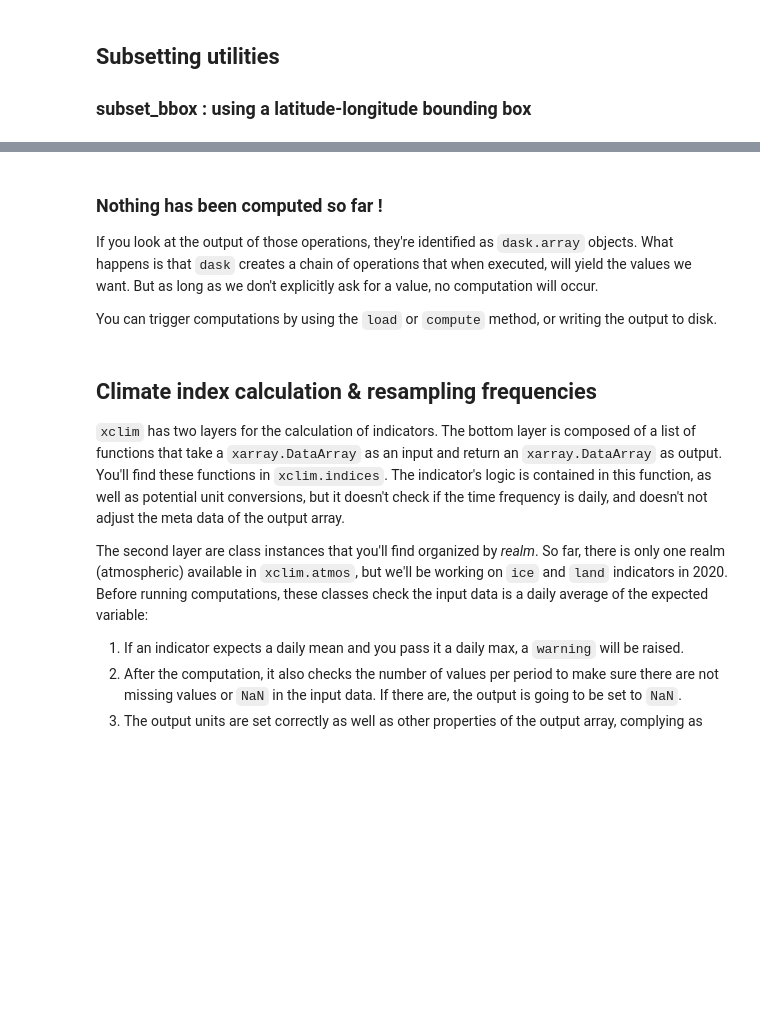
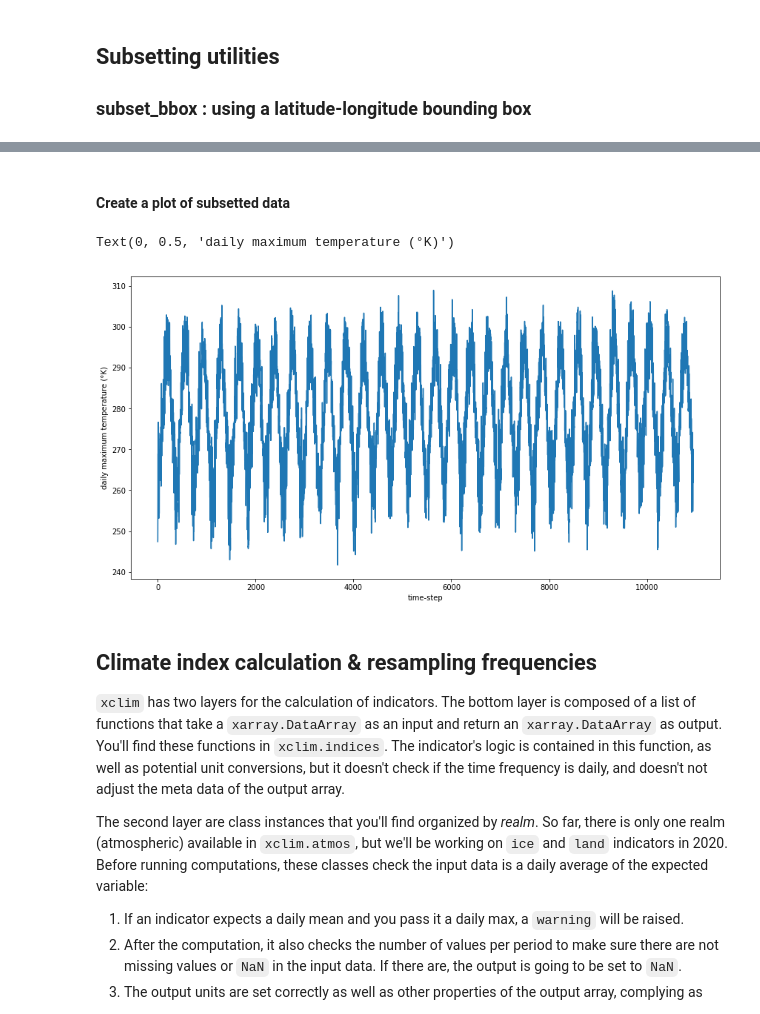
Before and after one commit to Ouranosinc/xclim, a Jupyter notebook: docs/notebooks/example.ipynb, the cells around one changed output, grey strips where cells are left out. Saved outputs shown, nothing was run; the diff lists cells and outputs as text; code cells hidden in the pictures; blank space fills up the shorter version.

```diff
--- a/docs/notebooks/example.ipynb
+++ b/docs/notebooks/example.ipynb
@@ -51,18 +56,16 @@ To open a netCDF file with `xarray`, we use `xr.open_dataset(<path to file>)`. B
 `dask`'s parallelism is based on memory chunks. We need to tell `xarray` to split our netCDF array into chunks of a given size, and operations on each chunk of the array will automatically be dispatched to the workers.
 # %%
 # This file is opened as one big chunk: no parallel processing.
-data_source = "/home/tjs/Desktop/cordex_data/"
-rcps = ["rcp45","rcp85"]
-variable = "tas"
+
+os.chdir('/home/travis/doris/ClimateData/scen3_scenario/netcdf')
+data_source = "ouranos/cb-oura-1.0"
+rcps = ["rcp85"]
+variable = "tasmax"
 rcp = rcps[0]
 time_step = "day"
 
-search_str = os.path.join(
-    data_source,
-    "{variable}*{rcp}*UQAM-CRCM5*{time_step}*.nc".format(
-        variable=variable,rcp=rcp, time_step=time_step)
-)
-
+search_str = os.path.join(data_source,'*{v}*CanESM2*{r}*.nc'.format(v=variable,r=rcp))
+print(search_str)
 sim_files= sorted(glob.glob(search_str))
 
 print(len(sim_files))
@@ -103,9 +100,7 @@ NetCDF files are often split into periods to keep file size manageable. A single
 * Note also that because `xarray` reads every file metadata to place it in a logical order, it can take a while to load.
 # %%
 # Create multi-file data & chunks
-ds = xr.open_mfdataset(sim_files, chunks={'time':365, 'rlat':50*2, 'rlon':56*2})
-# ds = ds.drop('time_vectors')
-# ds = ds.drop('ts')
+ds = xr.open_mfdataset(sim_files, chunks={'time':365, 'lat':50, 'lon':56}, drop_variables=['time_vectors','ts'])
 print(ds)
 # %% [output]
 <xarray.Dataset>
@@ -191,5 +200,5 @@ Data variables:
 lon_pt = -70.0
 lat_pt = 50.0
 
-ds3 = subset.subset_gridpoint(ds,lon=lon_pt,lat=lat_pt, start_yr=2050)
+ds3 = subset.subset_gridpoint(ds,lon=lon_pt,lat=lat_pt, start_yr=1981, end_yr=2010)
 print(ds3)
@@ -196,9 +221,14 @@ print(ds3)
-# %% [markdown]
-### Nothing has been computed so far !
-
-If you look at the output of those operations, they're identified as `dask.array` objects. What happens is that `dask` creates a chain of operations that when executed, will yield the values we want. But as long as we don't explicitly ask for a value, no computation will occur.
-
-You can trigger computations by using the `load` or `compute` method, or writing the output to disk.
+# %% [markdown]
+#### Create a plot  of subsetted data
+# %%
+%matplotlib inline
+plt.rcParams['figure.figsize'] = [9.5*1.5, 5*1.5]
+plt.plot(ds3.tasmax)
+plt.xlabel('time-step')
+plt.ylabel(f'daily maximum temperature (\u00b0{ds3.tasmax.units})')
+# %% [output]
+Text(0, 0.5, 'daily maximum temperature (°K)')
+[figure, added]
 # %% [markdown]
 ## Climate index calculation & resampling frequencies
 
```
Also changed, not shown: parts of 33 cells of this notebook.
